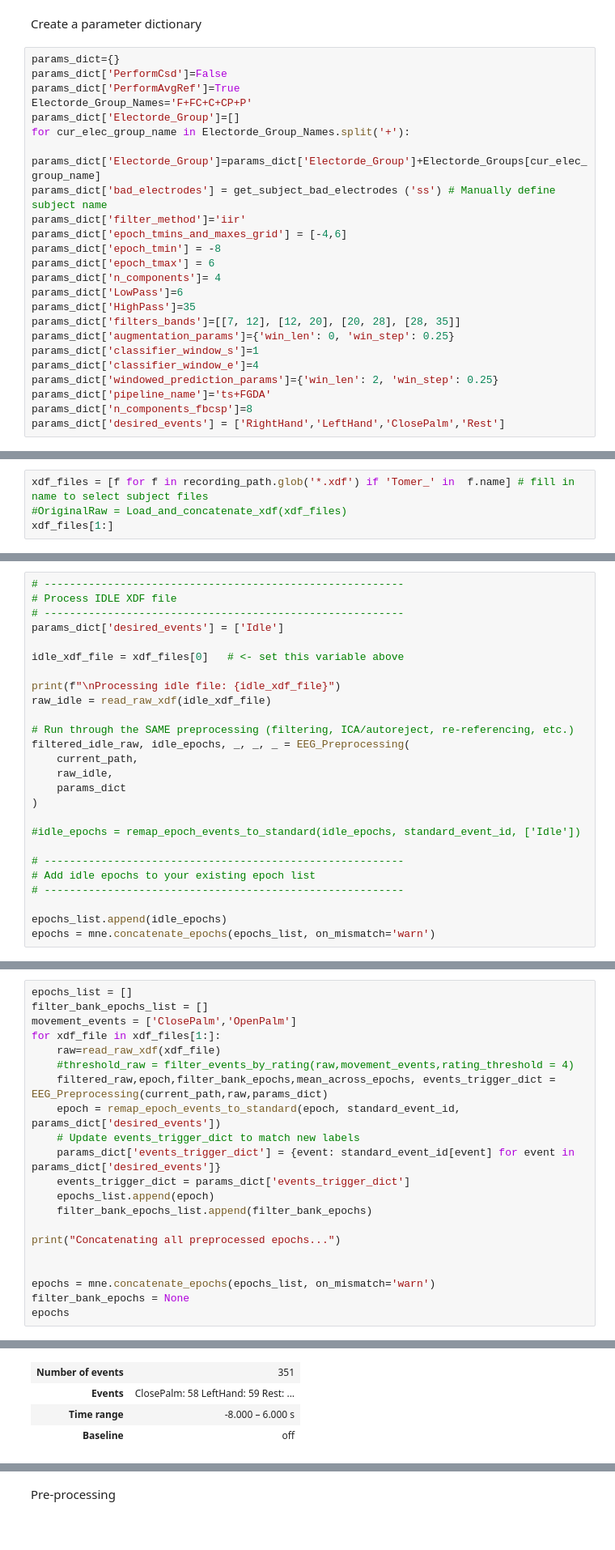
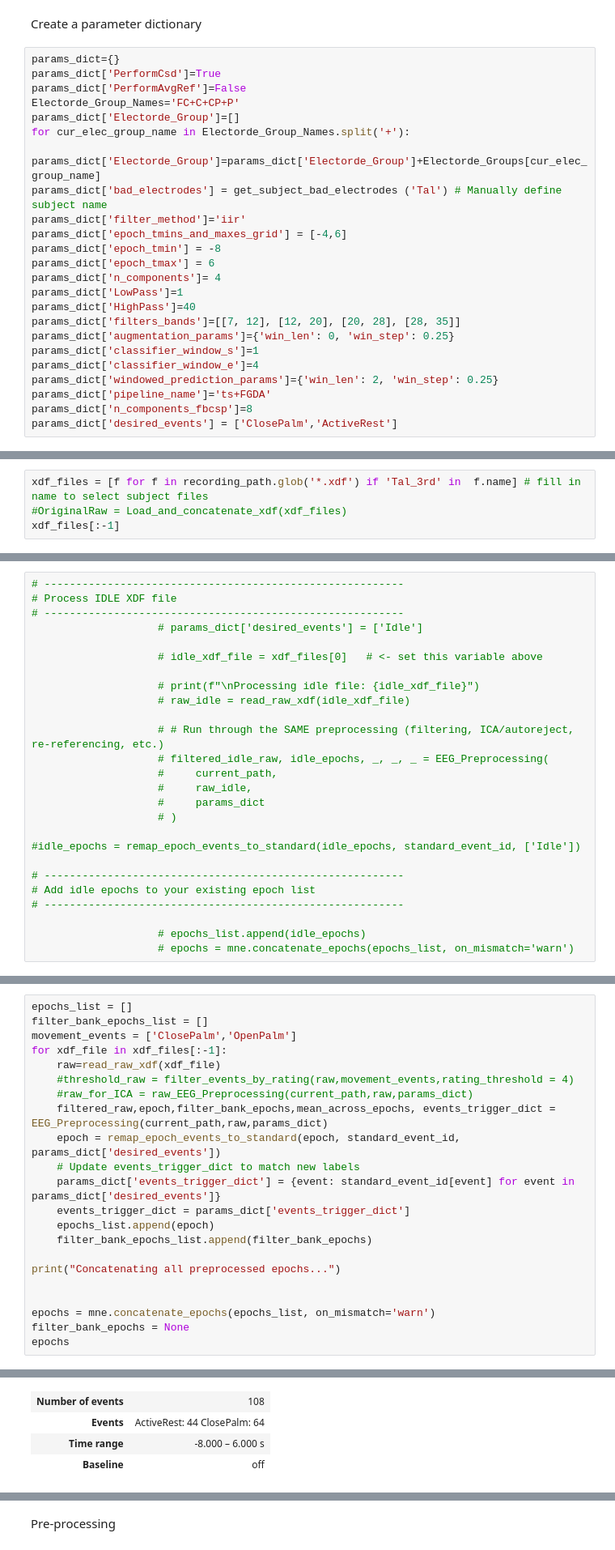
Before and after one commit to Giladsc/3rd_arm_MI, a Jupyter notebook: Main.ipynb, the cells around one changed output, grey strips where cells are left out. Shown at 81% size. Cells and saved outputs as stored; diff of their text form.

```diff
--- a/Main.ipynb
+++ b/Main.ipynb
@@ -156,20 +158,20 @@ def remap_epoch_events_to_standard(epochs, standard_event_id, desired_events):
 Create a parameter dictionary
 # %%
 params_dict={}
-params_dict['PerformCsd']=False
-params_dict['PerformAvgRef']=True
-Electorde_Group_Names='F+FC+C+CP+P'
+params_dict['PerformCsd']=True
+params_dict['PerformAvgRef']=False
+Electorde_Group_Names='FC+C+CP+P'
 params_dict['Electorde_Group']=[]
 for cur_elec_group_name in Electorde_Group_Names.split('+'):
     params_dict['Electorde_Group']=params_dict['Electorde_Group']+Electorde_Groups[cur_elec_group_name]
-params_dict['bad_electrodes'] = get_subject_bad_electrodes ('ss') # Manually define subject name
+params_dict['bad_electrodes'] = get_subject_bad_electrodes ('Tal') # Manually define subject name
 params_dict['filter_method']='iir'
 params_dict['epoch_tmins_and_maxes_grid'] = [-4,6]
 params_dict['epoch_tmin'] = -8
 params_dict['epoch_tmax'] = 6
 params_dict['n_components']= 4
-params_dict['LowPass']=6
-params_dict['HighPass']=35
+params_dict['LowPass']=1
+params_dict['HighPass']=40
 params_dict['filters_bands']=[[7, 12], [12, 20], [20, 28], [28, 35]]
 params_dict['augmentation_params']={'win_len': 0, 'win_step': 0.25}
 params_dict['classifier_window_s']=1
@@ -177,5 +179,5 @@ params_dict['classifier_window_e']=4
 params_dict['windowed_prediction_params']={'win_len': 2, 'win_step': 0.25}
 params_dict['pipeline_name']='ts+FGDA'
 params_dict['n_components_fbcsp']=8
-params_dict['desired_events'] = ['RightHand','LeftHand','ClosePalm','Rest']
+params_dict['desired_events'] = ['ClosePalm','ActiveRest']
 # %% [output]
@@ -185,5 +187,5 @@ Load XDF files and convert to combined mne Raw instance
 # %%
-xdf_files = [f for f in recording_path.glob('*.xdf') if 'Tomer_' in  f.name] # fill in name to select subject files
+xdf_files = [f for f in recording_path.glob('*.xdf') if 'Tal_3rd' in  f.name] # fill in name to select subject files
 #OriginalRaw = Load_and_concatenate_xdf(xdf_files)
-xdf_files[1:]
+xdf_files[:-1]
 # %% [output]
@@ -195,19 +197,19 @@ xdf_files[1:]
 # ---------------------------------------------------------
 # Process IDLE XDF file
 # ---------------------------------------------------------
-params_dict['desired_events'] = ['Idle']
+                    # params_dict['desired_events'] = ['Idle']
 
-idle_xdf_file = xdf_files[0]   # <- set this variable above
+                    # idle_xdf_file = xdf_files[0]   # <- set this variable above
 
-print(f"\nProcessing idle file: {idle_xdf_file}")
-raw_idle = read_raw_xdf(idle_xdf_file)
+                    # print(f"\nProcessing idle file: {idle_xdf_file}")
+                    # raw_idle = read_raw_xdf(idle_xdf_file)
 
-# Run through the SAME preprocessing (filtering, ICA/autoreject, re-referencing, etc.)
-filtered_idle_raw, idle_epochs, _, _, _ = EEG_Preprocessing(
-    current_path,
-    raw_idle,
-    params_dict
-)
+                    # # Run through the SAME preprocessing (filtering, ICA/autoreject, re-referencing, etc.)
+                    # filtered_idle_raw, idle_epochs, _, _, _ = EEG_Preprocessing(
+                    #     current_path,
+                    #     raw_idle,
+                    #     params_dict
+                    # )
 
 #idle_epochs = remap_epoch_events_to_standard(idle_epochs, standard_event_id, ['Idle'])
 
@@ -215,5 +217,5 @@ filtered_idle_raw, idle_epochs, _, _, _ = EEG_Preprocessing(
 # Add idle epochs to your existing epoch list
 # ---------------------------------------------------------
 
-epochs_list.append(idle_epochs)
-epochs = mne.concatenate_epochs(epochs_list, on_mismatch='warn')
+                    # epochs_list.append(idle_epochs)
+                    # epochs = mne.concatenate_epochs(epochs_list, on_mismatch='warn')
@@ -247,9 +227,10 @@ epochs
 epochs_list = []
 filter_bank_epochs_list = []
 movement_events = ['ClosePalm','OpenPalm']
-for xdf_file in xdf_files[1:]:
+for xdf_file in xdf_files[:-1]:
     raw=read_raw_xdf(xdf_file)
     #threshold_raw = filter_events_by_rating(raw,movement_events,rating_threshold = 4)
+    #raw_for_ICA = raw_EEG_Preprocessing(current_path,raw,params_dict)
     filtered_raw,epoch,filter_bank_epochs,mean_across_epochs, events_trigger_dict = EEG_Preprocessing(current_path,raw,params_dict)
     epoch = remap_epoch_events_to_standard(epoch, standard_event_id, params_dict['desired_events'])
     # Update events_trigger_dict to match new labels
@@ -284,5 +265,5 @@ Not setting metadata
 No baseline correction applied
-| Number of events | 351 |
-| Events | ClosePalm: 58 LeftHand: 59 Rest: ... |
+| Number of events | 108 |
+| Events | ActiveRest: 44 ClosePalm: 64 |
 | Time range | -8.000 – 6.000 s |
 | Baseline | off |
```
Also changed, not shown: parts of 24 cells of this notebook.
